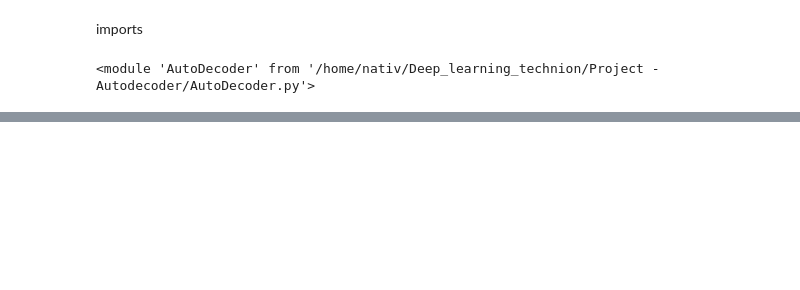
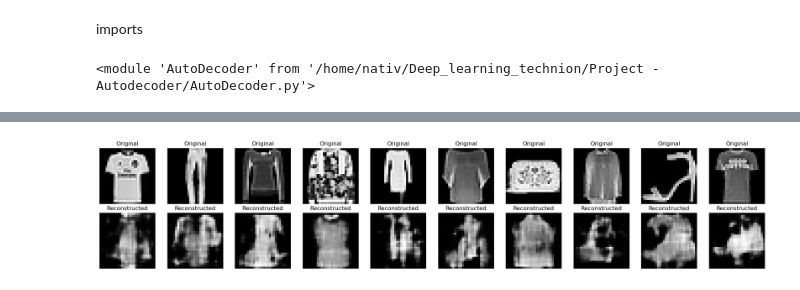
Before and after one commit to NatPath/Deep_learning_technion, a Jupyter notebook: Project - Autodecoder/AD_project.ipynb, the cells around one changed output, grey strips where cells are left out. Drawn from its saved outputs; the diff is of its cells as text; code cells hidden in the pictures; blank space fills up the shorter version.

```diff
--- a/Project - Autodecoder/AD_project.ipynb
+++ b/Project - Autodecoder/AD_project.ipynb
@@ -70,0 +73,4 @@ Epoch [100/100], Loss: 5538.4798
+# %%
+AD.visualize_reconstructions(auto_decoder, test_dl, test_latents, device)
+# %% [output]
+[figure, added]
```
Also changed, not shown: parts of 8 cells of this notebook, 1 other file.
